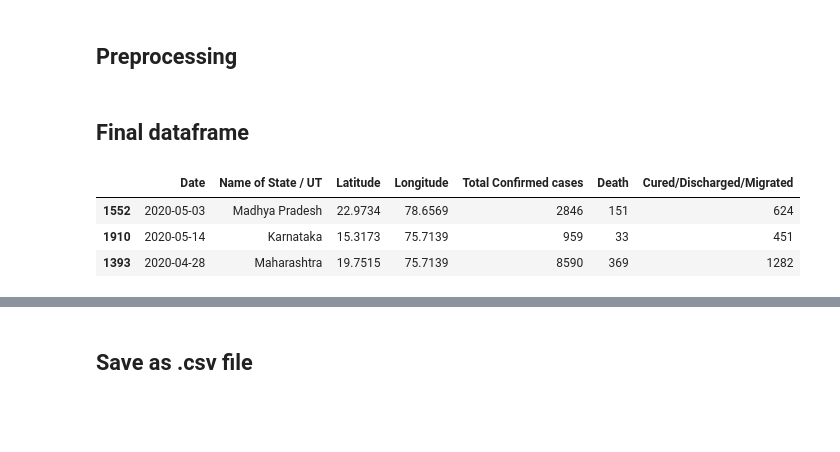
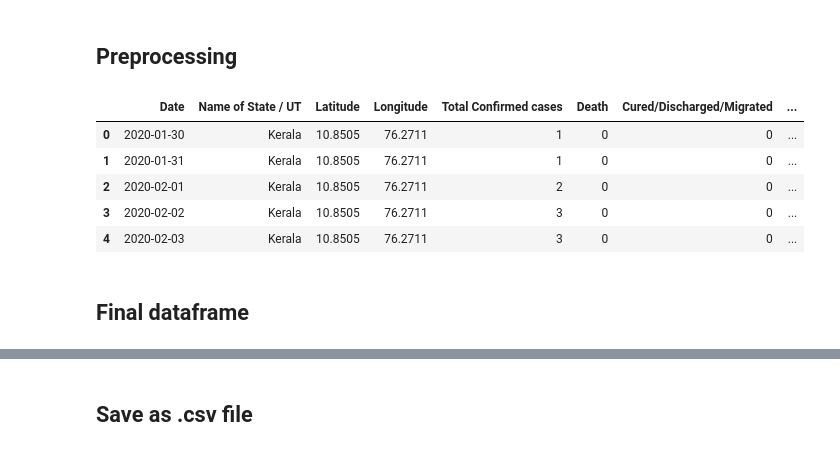
Before and after one commit to imdevskp/covid-19-india-data, a Jupyter notebook: web_scraping.ipynb, the cells around one changed output, grey strips where cells are left out. Drawn from its saved outputs; the diff is of its cells as text; code cells hidden in the pictures; blank space fills up the shorter version.

```diff
--- a/web_scraping.ipynb
+++ b/web_scraping.ipynb
@@ -336,16 +339,50 @@ complete_data = complete_data.drop(['Active Cases*'], axis=1)
 # rearrange columns
 complete_data = complete_data[['Date', 'Name of State / UT', 'Latitude', 'Longitude',
                                'Total Confirmed cases', 'Death', 'Cured/Discharged/Migrated']]
+# %%
+# New cases
+# =========
+
+# temp dataset
+temp = complete_data.groupby(['Name of State / UT', 'Date', ])['Total Confirmed cases', 'Death', 'Cured/Discharged/Migrated']
+temp = temp.sum().diff().reset_index()
+
+mask = temp['Name of State / UT'] != temp['Name of State / UT'].shift(1)
+
+temp.loc[mask, 'Total Confirmed cases'] = np.nan
+temp.loc[mask, 'Death'] = np.nan
+temp.loc[mask, 'Cured/Discharged/Migrated'] = np.nan
+
+temp = temp[['Date', 'Name of State / UT', 'Total Confirmed cases', 'Death', 'Cured/Discharged/Migrated']]
+temp.columns = ['Date', 'Name of State / UT', 'New cases', 'New deaths', 'New recovered']
+
+# merging new values
+complete_data = pd.merge(complete_data, temp, on=['Name of State / UT', 'Date'])
+
+# filling na with 0
+complete_data = complete_data.fillna(0)
+
+# # fixing data types
+# cols = ['New cases', 'New deaths', 'New recovered']
+# complete_data[cols] = complete_data[cols].astype('int')
+
+# # remove negative values
+# complete_data['New cases'] = complete_data['New cases'].apply(lambda x: 0 if x<0 else x)
+
+# final data
+complete_data.head()
+# %% [output]
+|  | Date | Name of State / UT | Latitude | Longitude | Total Confirmed cases | Death | Cured/Discharged/Migrated | ... |
+| 0 | 2020-01-30 | Kerala | 10.8505 | 76.2711 | 1 | 0 | 0 | ... |
+| 1 | 2020-01-31 | Kerala | 10.8505 | 76.2711 | 1 | 0 | 0 | ... |
+| 2 | 2020-02-01 | Kerala | 10.8505 | 76.2711 | 2 | 0 | 0 | ... |
+| 3 | 2020-02-02 | Kerala | 10.8505 | 76.2711 | 3 | 0 | 0 | ... |
+| 4 | 2020-02-03 | Kerala | 10.8505 | 76.2711 | 3 | 0 | 0 | ... |
 # %% [markdown]
 ## Final dataframe
 # %%
 # random rows
 complete_data.sample(3)
-# %% [output]
-|  | Date | Name of State / UT | Latitude | Longitude | Total Confirmed cases | Death | Cured/Discharged/Migrated |
-| 1552 | 2020-05-03 | Madhya Pradesh | 22.9734 | 78.6569 | 2846 | 151 | 624 |
-| 1910 | 2020-05-14 | Karnataka | 15.3173 | 75.7139 | 959 | 33 | 451 |
-| 1393 | 2020-04-28 | Maharashtra | 19.7515 | 75.7139 | 8590 | 369 | 1282 |
 # %%
 # complete data info
 complete_data.info()
```
Also changed, not shown: parts of 4 cells of this notebook, 6 other files.
